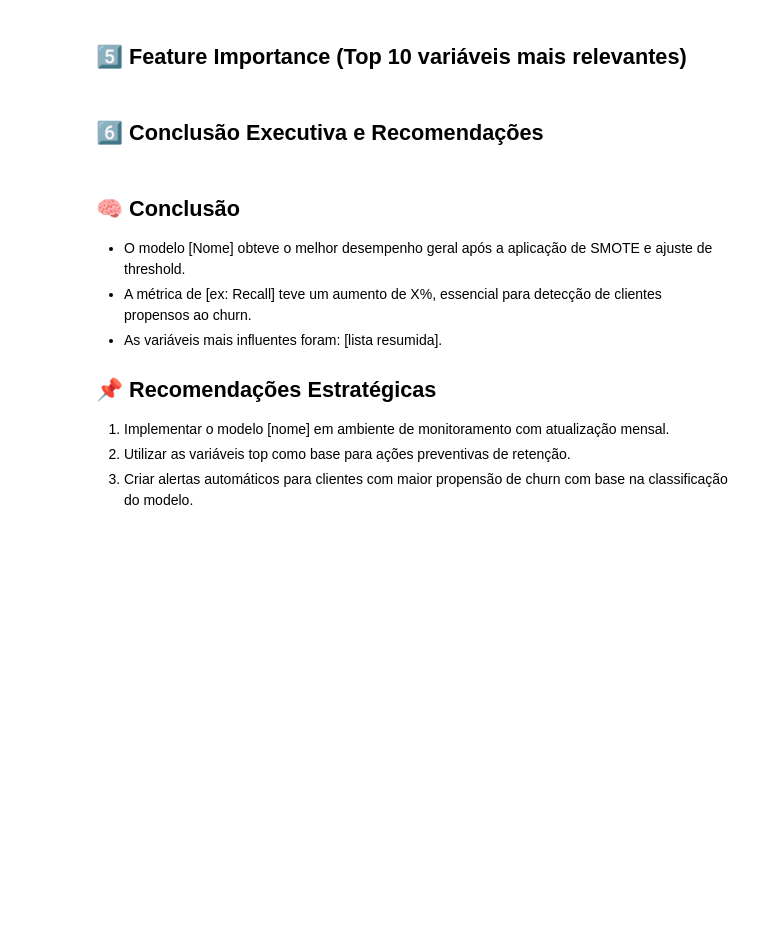
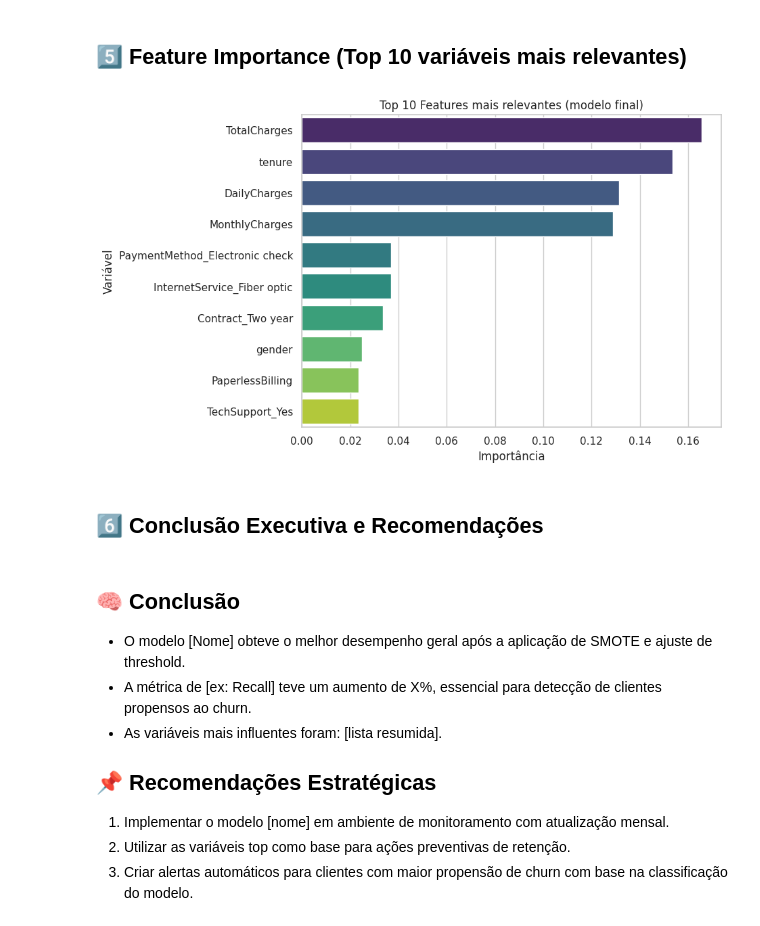
Before and after one commit to moises-rb/Analise_Dados, a Jupyter notebook: Telecom_X_PrevendoChurn/notebooks/04_Conclusao_Comparacao_Modelos_Churn.ipynb, the cells around one changed output. Saved outputs shown, nothing was run; the diff lists cells and outputs as text; code cells hidden in the pictures; blank space fills up the shorter version.

```diff
--- a/Telecom_X_PrevendoChurn/notebooks/04_Conclusao_Comparacao_Modelos_Churn.ipynb
+++ b/Telecom_X_PrevendoChurn/notebooks/04_Conclusao_Comparacao_Modelos_Churn.ipynb
@@ -145,43 +183,3 @@ df_comparativo = pd.merge(
 df_comparativo
 # %% [output]
 |  | Modelo | y_true_Antes | y_pred_Antes | y_proba_Antes | y_true_Depois | y_pred_Depois | y_proba_Depois |
-# %%
-import pandas as pd
-import matplotlib.pyplot as plt
-import seaborn as sns
-
-# Criando DataFrames a partir dos dicionários
-df_iniciais = pd.DataFrame(metricas_iniciais)
-df_ajustados = pd.DataFrame(metricas_ajustadas)
-
-# Derretendo (melting) os DataFrames para facilitar a comparação
-df_iniciais_melt = df_iniciais.melt(id_vars='Modelo', var_name='Métrica', value_name='Valor')
-df_iniciais_melt['Tipo'] = 'Antes (Baseline)'
-
-df_ajustados_melt = df_ajustados.melt(id_vars='Modelo', var_name='Métrica', value_name='Valor')
-df_ajustados_melt['Tipo'] = 'Depois (SMOTE + Threshold)'
-
-# Concatenando os dois
-df_comparativo = pd.concat([df_iniciais_melt, df_ajustados_melt])
-
-# Configurações visuais
-sns.set(style="whitegrid")
-plt.figure(figsize=(18, 10))
-plot = sns.catplot(
-    data=df_comparativo,
-    kind="bar",
-    x="Modelo",
-    y="Valor",
-    hue="Tipo",
-    col="Métrica",
-    col_wrap=3,
-    height=4,
-    aspect=1.2,
-    palette="Set2"
-)
-
-plot.set_titles("{col_name}")
-plot.set_axis_labels("Modelo", "Valor")
-plot.fig.subplots_adjust(top=0.9)
-plot.fig.suptitle("📈 Comparativo de Métricas - Antes vs Depois do Ajuste", fontsize=18)
-plt.show()
@@ -206,15 +224,18 @@ plt.show()
 ## 5️⃣ Feature Importance (Top 10 variáveis mais relevantes)
 # %%
 # Top 10 features
-top_features = df_feature_importance.sort_values(by='Importancia', ascending=False).head(10)
+top_features = df_feature_importance.sort_values(by='importance', ascending=False).head(10)
 
 # Visualização
 plt.figure(figsize=(8,6))
-sns.barplot(y=top_features['Feature'], x=top_features['Importancia'], palette="viridis")
+sns.barplot(y='feature', x='importance', palette="viridis", data=top_features, hue='feature')
+
 plt.title("Top 10 Features mais relevantes (modelo final)")
 plt.xlabel("Importância")
 plt.ylabel("Variável")
 plt.show()
+# %% [output]
+[figure, added]
 # %% [markdown]
 ## 6️⃣ Conclusão Executiva e Recomendações
 # %% [markdown]
```
Also changed, not shown: parts of 16 cells of this notebook.
